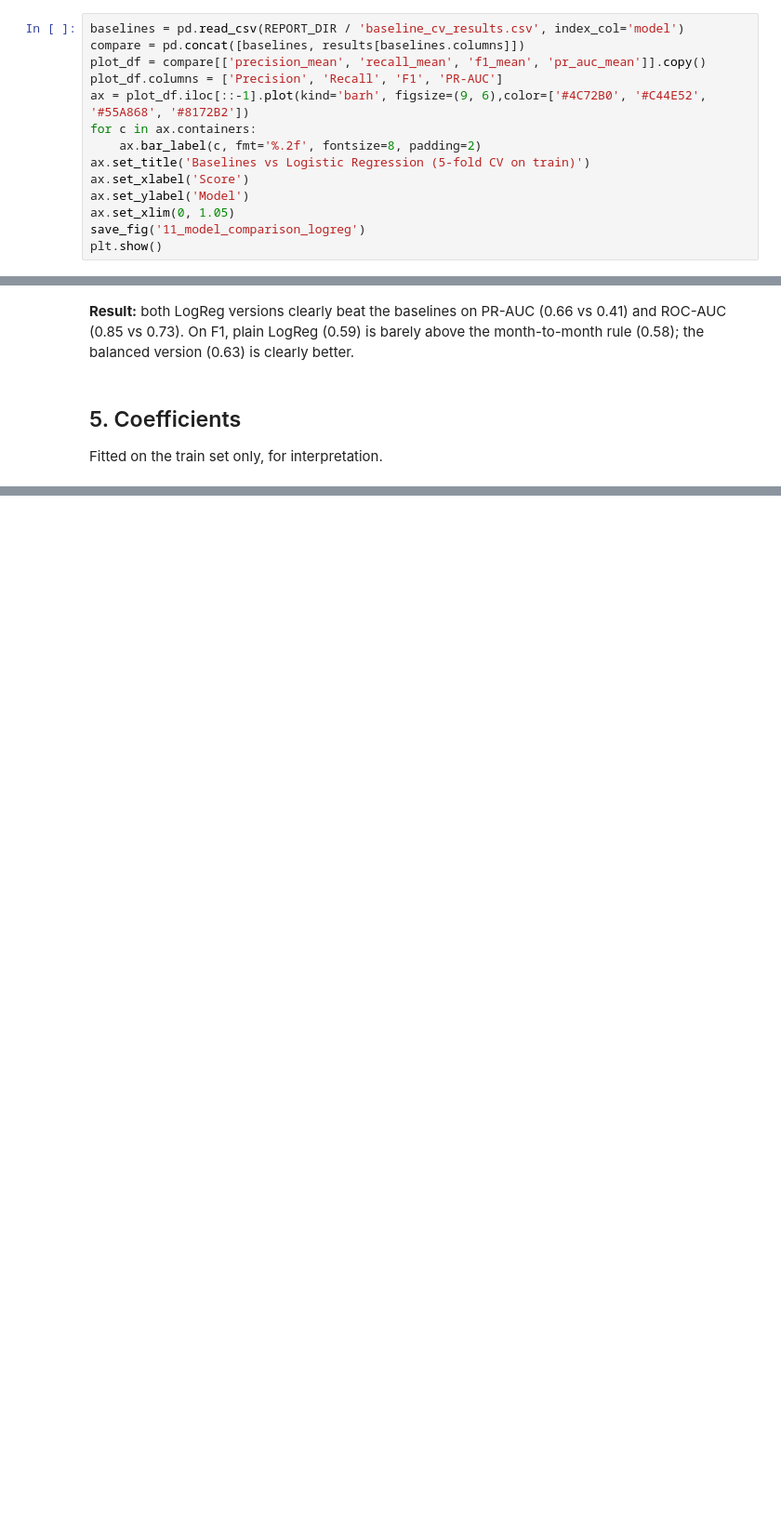
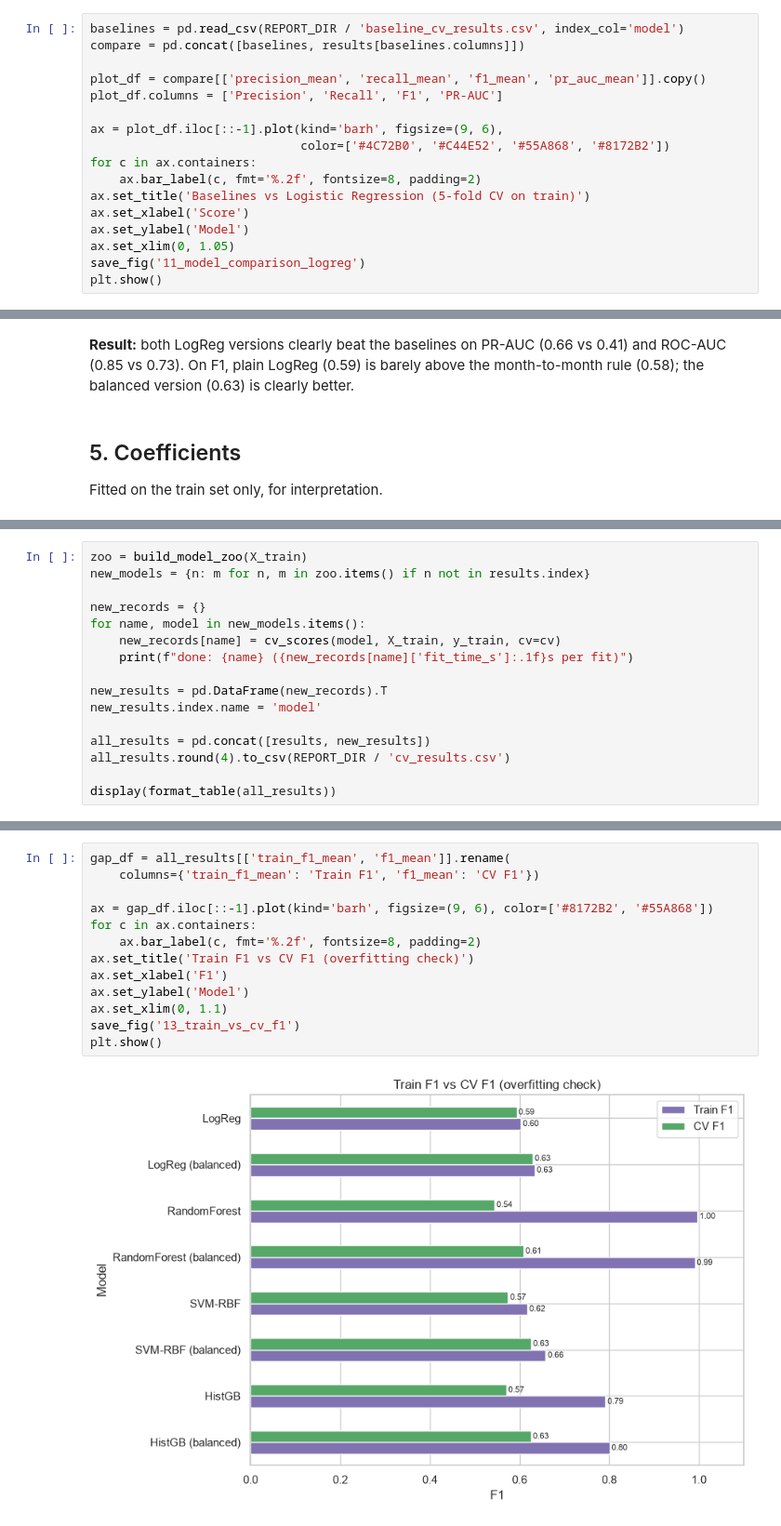
Before and after one commit to Sheyda-Fathi/customer-churn-prediction, a Jupyter notebook: notebooks/03_modeling.ipynb, the cells around one changed output, grey strips where cells are left out. Shown at 93% size. Saved outputs shown, nothing was run; the diff lists cells and outputs as text; blank space fills up the shorter version.

```diff
--- a/notebooks/03_modeling.ipynb
+++ b/notebooks/03_modeling.ipynb
@@ -107,9 +115,12 @@ Name: train F1 - CV F1, dtype: float64
 # %%
 baselines = pd.read_csv(REPORT_DIR / 'baseline_cv_results.csv', index_col='model')
 compare = pd.concat([baselines, results[baselines.columns]])
+
 plot_df = compare[['precision_mean', 'recall_mean', 'f1_mean', 'pr_auc_mean']].copy()
 plot_df.columns = ['Precision', 'Recall', 'F1', 'PR-AUC']
-ax = plot_df.iloc[::-1].plot(kind='barh', figsize=(9, 6),color=['#4C72B0', '#C44E52', '#55A868', '#8172B2'])
+
+ax = plot_df.iloc[::-1].plot(kind='barh', figsize=(9, 6),
+                             color=['#4C72B0', '#C44E52', '#55A868', '#8172B2'])
 for c in ax.containers:
     ax.bar_label(c, fmt='%.2f', fontsize=8, padding=2)
 ax.set_title('Baselines vs Logistic Regression (5-fold CV on train)')
@@ -145,0 +165,16 @@ plt.show()
+# %%
+zoo = build_model_zoo(X_train)
+new_models = {n: m for n, m in zoo.items() if n not in results.index}
+
+new_records = {}
+for name, model in new_models.items():
+    new_records[name] = cv_scores(model, X_train, y_train, cv=cv)
+    print(f"done: {name} ({new_records[name]['fit_time_s']:.1f}s per fit)")
+
+new_results = pd.DataFrame(new_records).T
+new_results.index.name = 'model'
+
+all_results = pd.concat([results, new_results])
+all_results.round(4).to_csv(REPORT_DIR / 'cv_results.csv')
+
+display(format_table(all_results))
@@ -145,0 +218,15 @@ plt.show()
+# %%
+gap_df = all_results[['train_f1_mean', 'f1_mean']].rename(
+    columns={'train_f1_mean': 'Train F1', 'f1_mean': 'CV F1'})
+
+ax = gap_df.iloc[::-1].plot(kind='barh', figsize=(9, 6), color=['#8172B2', '#55A868'])
+for c in ax.containers:
+    ax.bar_label(c, fmt='%.2f', fontsize=8, padding=2)
+ax.set_title('Train F1 vs CV F1 (overfitting check)')
+ax.set_xlabel('F1')
+ax.set_ylabel('Model')
+ax.set_xlim(0, 1.1)
+save_fig('13_train_vs_cv_f1')
+plt.show()
+# %% [output]
+[figure, added]
```
Also changed, not shown: parts of 15 cells of this notebook, 8 other files.
